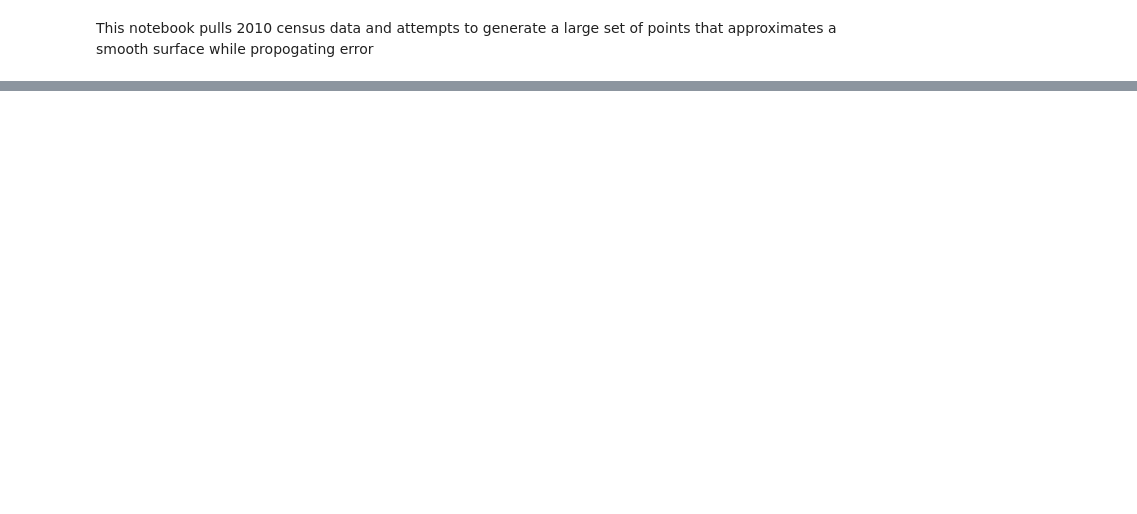
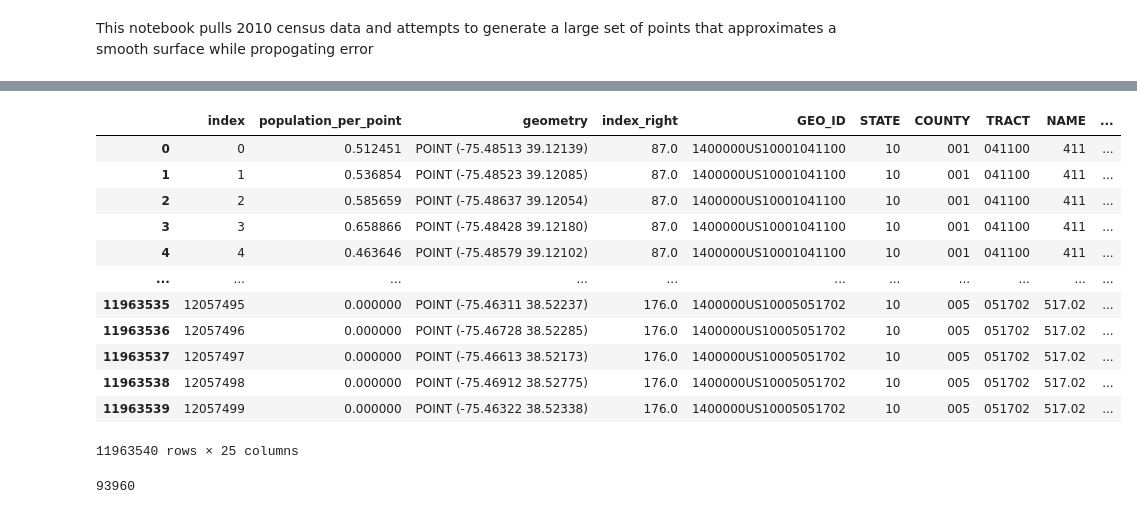
Before and after one commit to de-data-lab/census-tract-redistricting, a Jupyter notebook: smooth surface estimation/generate-smooth-surface-error-prop.ipynb, the cells around one changed output, grey strips where cells are left out. Cells and saved outputs as stored; diff of their text form; code cells hidden in the pictures; blank space fills up the shorter version.

```diff
--- a/smooth surface estimation/generate-smooth-surface-error-prop.ipynb
+++ b/smooth surface estimation/generate-smooth-surface-error-prop.ipynb
@@ -3,7 +3,7 @@ This notebook pulls 2010 census data and attempts to generate a large set of poi
 # %%
 # Declare static variables
 
-n=5 # The number of points to assign to each census block
+n=500 # The number of points to assign to each census block
 BINOMIAL_TRIALS = 40 # The number of trials in the binomial distribution used for weighting points in blocks. The higher the value, the more evenly distributed the population points will be through the census block
 BINOMIAL_SUCCESS = 0.5 # The probability of success for each trial in he weight assignment. Must be <=1. Use 1 for a uniform distribution
 
@@ -266,9 +321,27 @@ variables_per_point["B01001_026T"] = variables_per_point["B01001_026T"].mul(vari
 
 # Reset index
 variables_per_point = variables_per_point.reset_index()
+# %%
+variables_per_point
+# %% [output]
+|  | index | population_per_point | geometry | index_right | GEO_ID | STATE | COUNTY | TRACT | NAME | ... |
+| 0 | 0 | 0.512451 | POINT (-75.48513 39.12139) | 87.0 | 1400000US10001041100 | 10 | 001 | 041100 | 411 | ... |
+| 1 | 1 | 0.536854 | POINT (-75.48523 39.12085) | 87.0 | 1400000US10001041100 | 10 | 001 | 041100 | 411 | ... |
+| 2 | 2 | 0.585659 | POINT (-75.48637 39.12054) | 87.0 | 1400000US10001041100 | 10 | 001 | 041100 | 411 | ... |
+| 3 | 3 | 0.658866 | POINT (-75.48428 39.12180) | 87.0 | 1400000US10001041100 | 10 | 001 | 041100 | 411 | ... |
+| 4 | 4 | 0.463646 | POINT (-75.48579 39.12102) | 87.0 | 1400000US10001041100 | 10 | 001 | 041100 | 411 | ... |
+| ... | ... | ... | ... | ... | ... | ... | ... | ... | ... | ... |
+| 11963535 | 12057495 | 0.000000 | POINT (-75.46311 38.52237) | 176.0 | 1400000US10005051702 | 10 | 005 | 051702 | 517.02 | ... |
+| 11963536 | 12057496 | 0.000000 | POINT (-75.46728 38.52285) | 176.0 | 1400000US10005051702 | 10 | 005 | 051702 | 517.02 | ... |
+| 11963537 | 12057497 | 0.000000 | POINT (-75.46613 38.52173) | 176.0 | 1400000US10005051702 | 10 | 005 | 051702 | 517.02 | ... |
+| 11963538 | 12057498 | 0.000000 | POINT (-75.46912 38.52775) | 176.0 | 1400000US10005051702 | 10 | 005 | 051702 | 517.02 | ... |
+| 11963539 | 12057499 | 0.000000 | POINT (-75.46322 38.52338) | 176.0 | 1400000US10005051702 | 10 | 005 | 051702 | 517.02 | ... |
+11963540 rows × 25 columns
 # %%
 # Print the number of points missed in the transfer of data from tracts to points
 print(points_list.shape[0] -  variables_per_point.shape[0])
+# %% [output]
+93960
 # %%
 # Request shapefile data for 2020 census tracts and convert to geopandas dataframe
 
```
Also changed, not shown: parts of 11 cells of this notebook, 2 other files.
